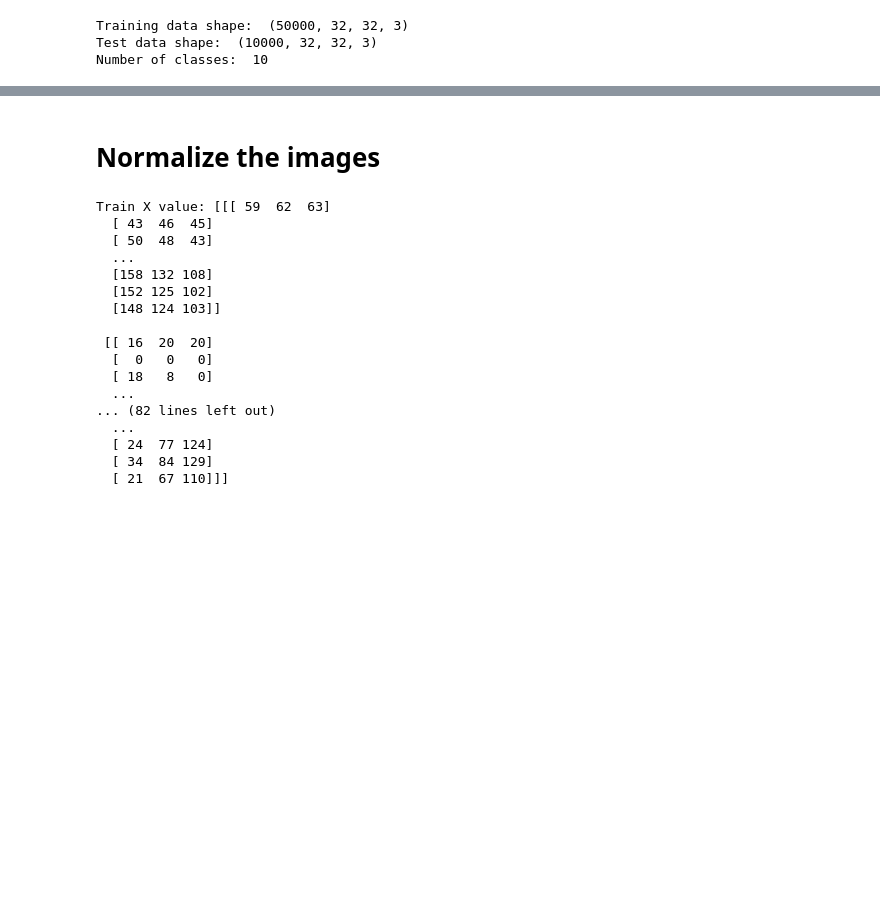
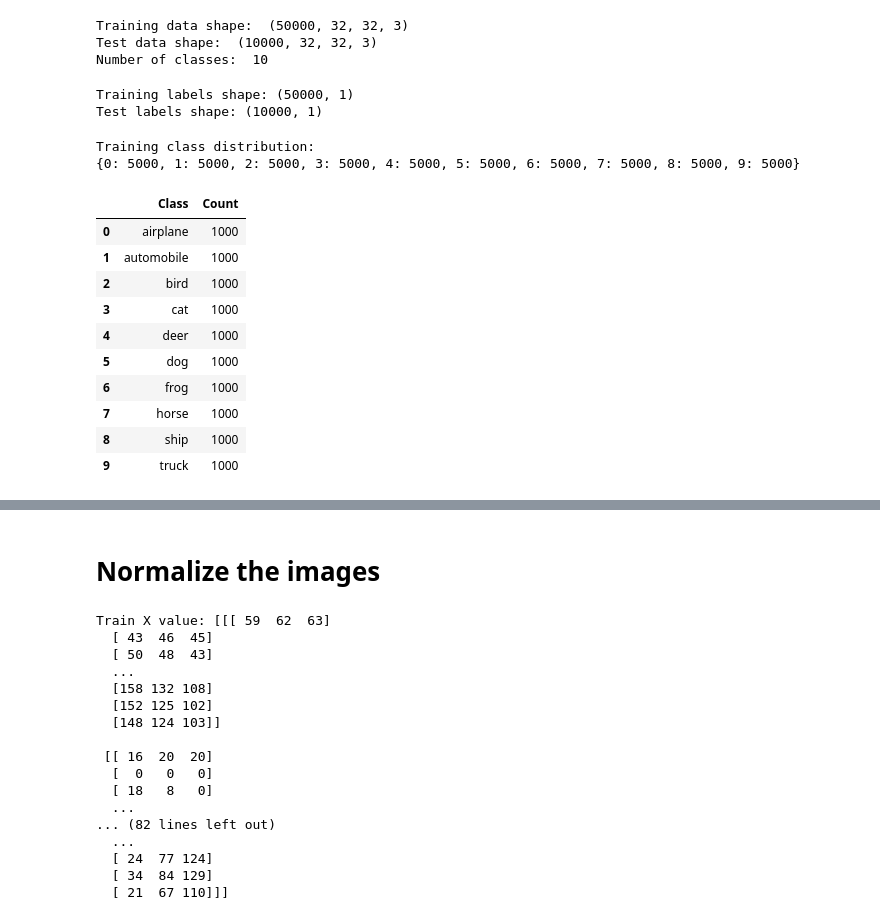
Before and after one commit to binayachaudari/image-classification-cifar10, a Jupyter notebook: cifar10.ipynb, the cells around one changed output, grey strips where cells are left out. Saved outputs shown, nothing was run; the diff lists cells and outputs as text; code cells hidden in the pictures; blank space fills up the shorter version.

```diff
--- a/cifar10.ipynb
+++ b/cifar10.ipynb
@@ -31,5 +32,19 @@ print('Number of classes: ', len(np.unique(trainY)))
 Training data shape:  (50000, 32, 32, 3)
 Test data shape:  (10000, 32, 32, 3)
 Number of classes:  10
+# %%
+# Explore the data shapes
+print("Training labels shape:", trainY.shape)
+print("Test labels shape:", testY.shape)
+# %% [output]
+Training labels shape: (50000, 1)
+Test labels shape: (10000, 1)
 # %%
 label_names = ['airplane', 'automobile', 'bird', 'cat', 'deer', 'dog', 'frog', 'horse', 'ship', 'truck']
+# %%
+unique_train, counts_train = np.unique(trainY, return_counts=True)
+print("\nTraining class distribution:")
+print(dict(zip(unique_train, counts_train)))
+# %% [output]
+Training class distribution:
+{0: 5000, 1: 5000, 2: 5000, 3: 5000, 4: 5000, 5: 5000, 6: 5000, 7: 5000, 8: 5000, 9: 5000}
@@ -35,0 +55,14 @@ label_names = ['airplane', 'automobile', 'bird', 'cat', 'deer', 'dog', 'frog', '
+# %%
+class_df.head(10)
+# %% [output]
+|  | Class | Count |
+| 0 | airplane | 1000 |
+| 1 | automobile | 1000 |
+| 2 | bird | 1000 |
+| 3 | cat | 1000 |
+| 4 | deer | 1000 |
+| 5 | dog | 1000 |
+| 6 | frog | 1000 |
+| 7 | horse | 1000 |
+| 8 | ship | 1000 |
+| 9 | truck | 1000 |
```
Also changed, not shown: parts of 38 cells of this notebook.
